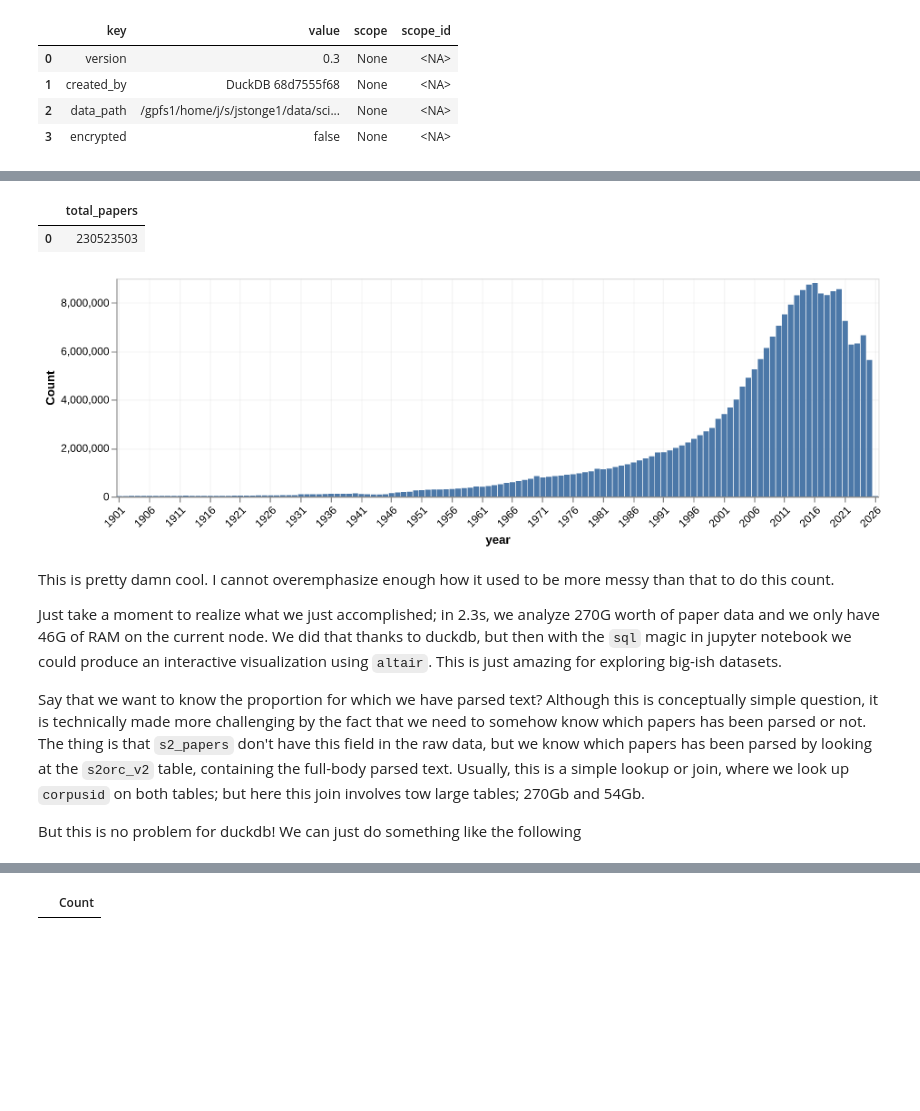
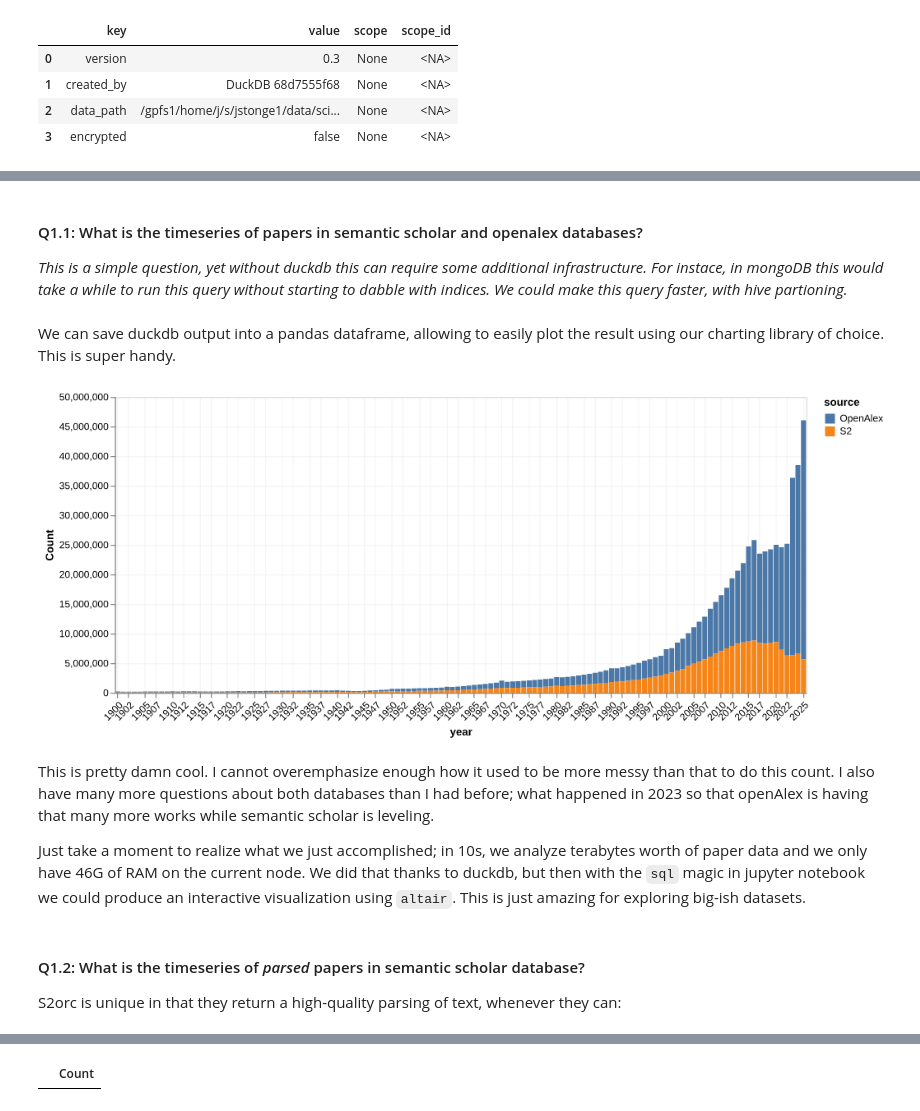
Before and after one commit to Vermont-Complex-Systems/scisciDB, a Jupyter notebook: getting-started.ipynb, the cells around one changed output, grey strips where cells are left out. Cells and saved outputs as stored; diff of their text form; code cells hidden in the pictures; blank space fills up the shorter version.

```diff
--- a/getting-started.ipynb
+++ b/getting-started.ipynb
@@ -74,6 +88,0 @@ LEFT JOIN __ducklake_metadata_scisciDB.ducklake_table_stats s
-# %%
-%%sql
-select count(*) as total_papers from scisciDB.s2_papers;
-# %% [output]
-|  | total_papers |
-| 0 | 230523503 |
@@ -87,0 +89,3 @@ count_df << SELECT
+# %% [markdown]
+#### Q1.1: What is the timeseries of papers in semantic scholar and openalex databases?
+_This is a simple question, yet without duckdb this can require some additional infrastructure. For instace, in mongoDB this would take a while to run this query without starting to dabble with indices. We could make this query faster, with hive partioning._
@@ -88,26 +107,29 @@ count_df << SELECT
+# %% [markdown]
+We can save duckdb output into a pandas dataframe, allowing to easily plot the result using our charting library of choice. This is super handy.
 # %%
 alt.Chart(count_df).mark_bar().encode(
     x=alt.X('year:O',
             axis=alt.Axis(labelAngle=-45,
                          values=list(count_df['year'][::5]))),  # Show every 5th year
-    y=alt.Y('n:Q', title='Count'),
-    tooltip=['year:O', 'n:Q']
+    y=alt.Y('count:Q', title='Count'),
+    color="source:N",
+    tooltip=['year:O', 'count:Q']
 ).properties(
     width=700,
-    height=200
+    height=300
 ).configure_axis(
     grid=True,
     gridOpacity=0.3
 ).save('chart.png', scale_factor=1.2)
 
 Image('chart.png')
 # %% [output]
-[figure, old version]
+[figure, new version]
 # %% [markdown]
-This is pretty damn cool. I cannot overemphasize enough how it used to be more messy than that to do this count.
+This is pretty damn cool. I cannot overemphasize enough how it used to be more messy than that to do this count. I also have many more questions about both databases than I had before; what happened in 2023 so that openAlex is having that many more works while semantic scholar is leveling.
 
-Just take a moment to realize what we just accomplished; in 2.3s, we analyze 270G worth of paper data and we only have 46G of RAM on the current node. We did that thanks to duckdb, but then with the `sql` magic in jupyter notebook we could produce an interactive visualization using `altair`. This is just amazing for exploring big-ish datasets.
-
-Say that we want to know the proportion for which we have parsed text? Although this is conceptually simple question, it is technically made more challenging by the fact that we need to somehow know which papers has been parsed or not. The thing is that `s2_papers` don't have this field in the raw data, but we know which papers has been parsed by looking at the `s2orc_v2` table, containing the full-body parsed text. Usually, this is a simple lookup or join, where we look up `corpusid` on both tables; but here this join involves tow large tables; 270Gb and 54Gb.
-
-But this is no problem for duckdb! We can just do something like the following
+Just take a moment to realize what we just accomplished; in 10s, we analyze terabytes worth of paper data and we only have 46G of RAM on the current node. We did that thanks to duckdb, but then with the `sql` magic in jupyter notebook we could produce an interactive visualization using `altair`. This is just amazing for exploring big-ish datasets.
+# %% [markdown]
+#### Q1.2: What is the timeseries of _parsed_ papers in semantic scholar database?
+
+S2orc is unique in that they return a high-quality parsing of text, whenever they can:
```
Also changed, not shown: parts of 67 cells of this notebook, 9 other files.
